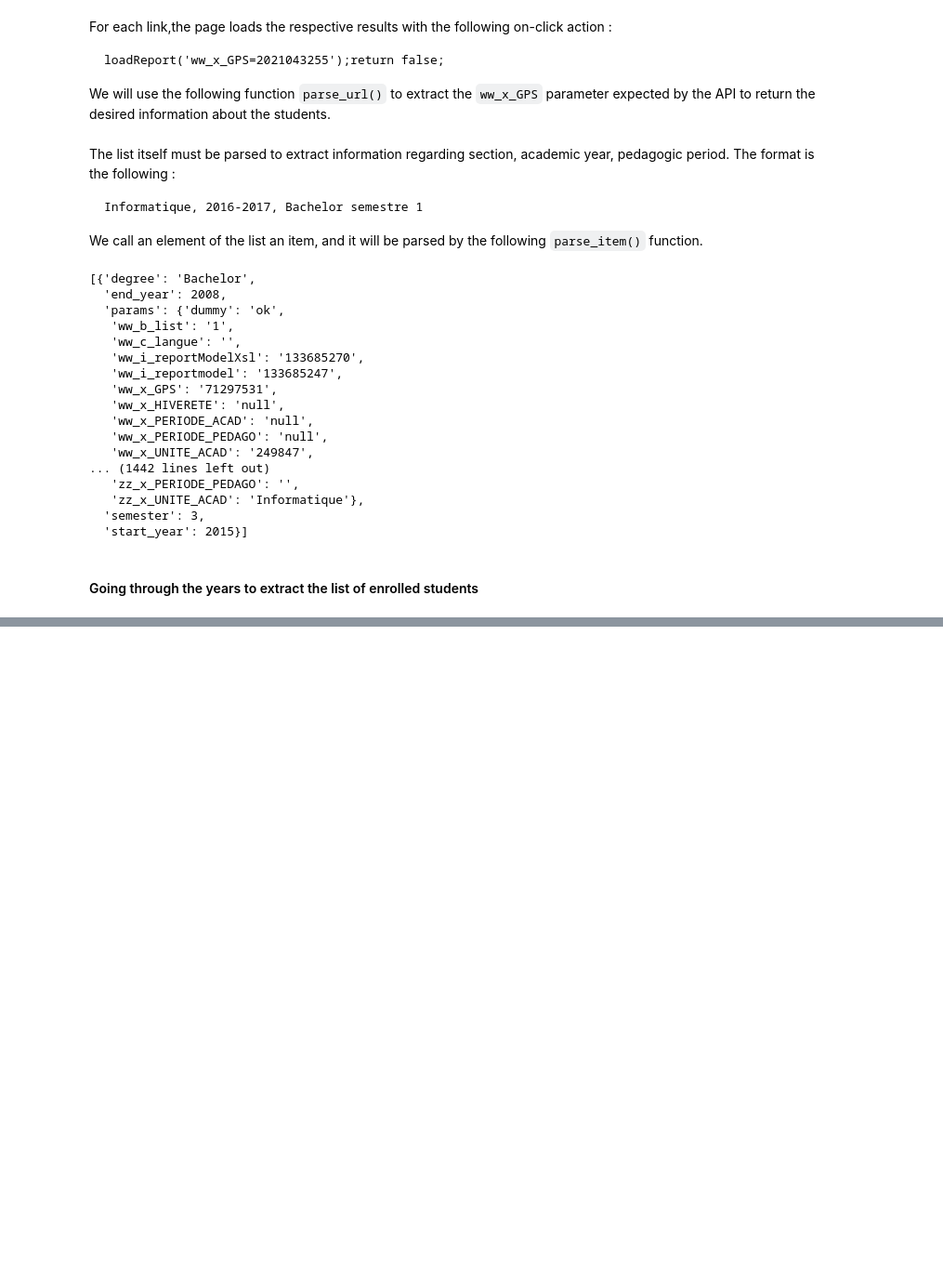
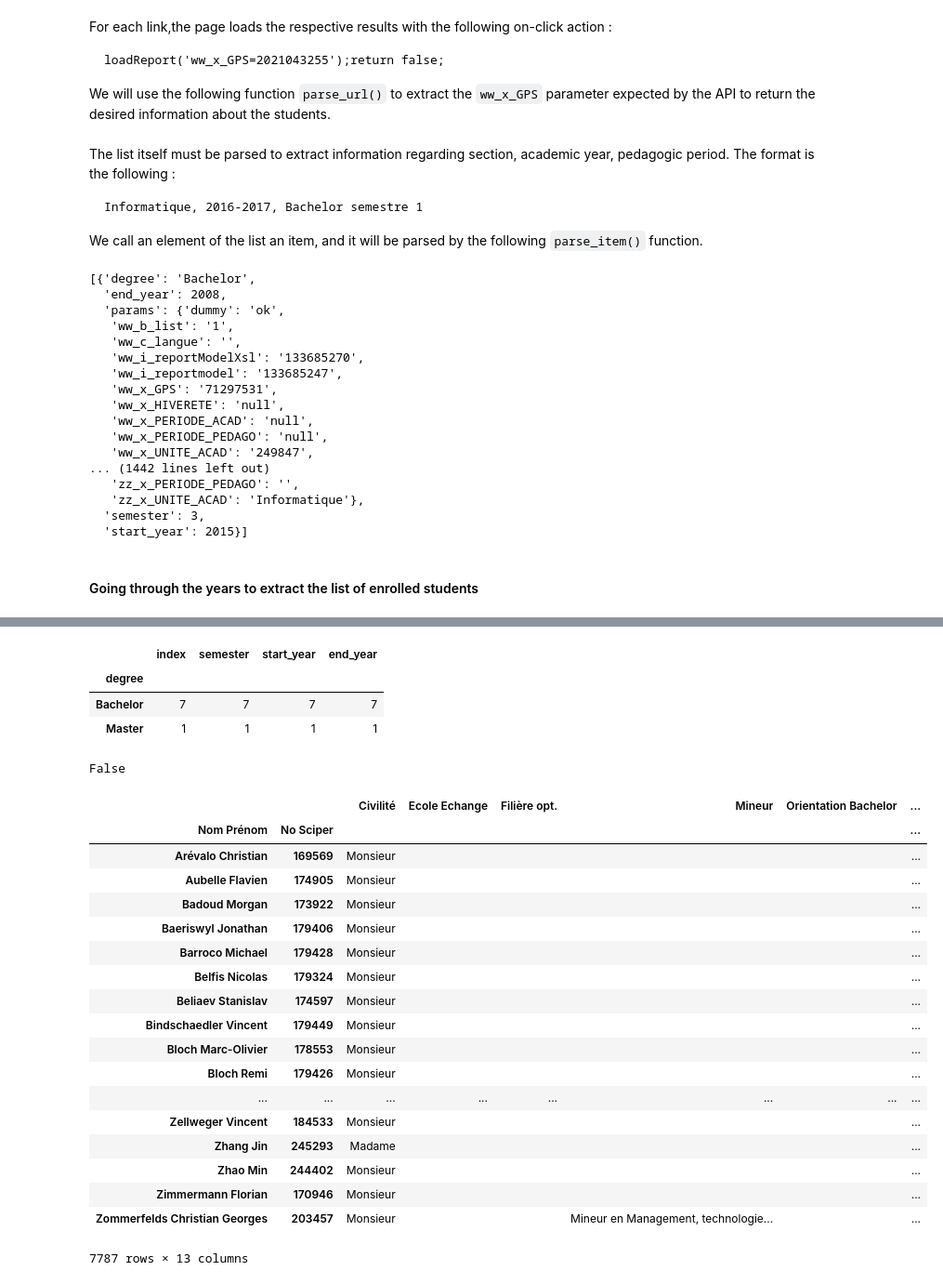
Before and after one commit to romac/ADAHomeworks, a Jupyter notebook: 02 - Data from the Web/Scraper.ipynb, the cells around one changed output, grey strips where cells are left out. Shown at 93% size. Drawn from its saved outputs; the diff is of its cells as text; code cells hidden in the pictures; blank space fills up the shorter version.

```diff
--- a/02 - Data from the Web/Scraper.ipynb
+++ b/02 - Data from the Web/Scraper.ipynb
@@ -329,0 +317,2 @@ students_data
+# %%
+d = students_data.copy()
@@ -329,0 +332,38 @@ students_data
+# %%
+def count_rows(df):
+    return df.reshape()
+
+r[['No Sciper', 'degree', 'semester', 'start_year', 'end_year']].reset_index().set_index('No Sciper').groupby(['degree']).agg('count')
+# %% [output]
+|  | index | semester | start_year | end_year |
+| degree |  |  |  |  |
+| Bachelor | 7 | 7 | 7 | 7 |
+| Master | 1 | 1 | 1 | 1 |
+# %%
+d = d.reset_index()
+# %%
+d.index.is_unique
+# %% [output]
+False
+# %%
+d
+# %% [output]
+|  |  | Civilité | Ecole Echange | Filière opt. | Mineur | Orientation Bachelor | ... |
+| Nom Prénom | No Sciper |  |  |  |  |  | ... |
+| Arévalo Christian | 169569 | Monsieur |  |  |  |  | ... |
+| Aubelle Flavien | 174905 | Monsieur |  |  |  |  | ... |
+| Badoud Morgan | 173922 | Monsieur |  |  |  |  | ... |
+| Baeriswyl Jonathan | 179406 | Monsieur |  |  |  |  | ... |
+| Barroco Michael | 179428 | Monsieur |  |  |  |  | ... |
+| Belfis Nicolas | 179324 | Monsieur |  |  |  |  | ... |
+| Beliaev Stanislav | 174597 | Monsieur |  |  |  |  | ... |
+| Bindschaedler Vincent | 179449 | Monsieur |  |  |  |  | ... |
+| Bloch Marc-Olivier | 178553 | Monsieur |  |  |  |  | ... |
+| Bloch Remi | 179426 | Monsieur |  |  |  |  | ... |
+| ... | ... | ... | ... | ... | ... | ... | ... |
+| Zellweger Vincent | 184533 | Monsieur |  |  |  |  | ... |
+| Zhang Jin | 245293 | Madame |  |  |  |  | ... |
+| Zhao Min | 244402 | Monsieur |  |  |  |  | ... |
+| Zimmermann Florian | 170946 | Monsieur |  |  |  |  | ... |
+| Zommerfelds Christian Georges | 203457 | Monsieur |  |  | Mineur en Management, technologie... |  | ... |
+7787 rows × 13 columns
```
Also changed, not shown: parts of 5 cells of this notebook.
